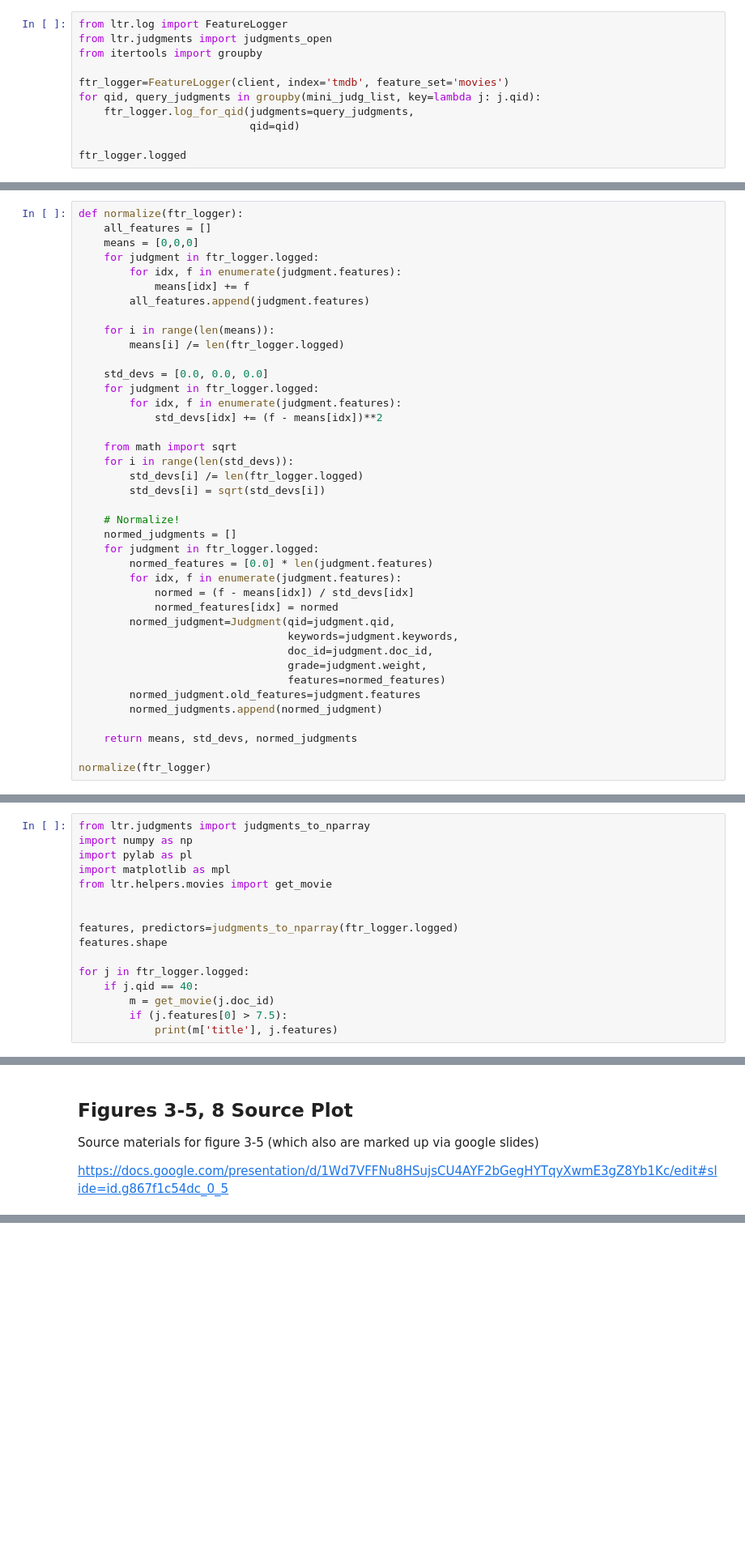
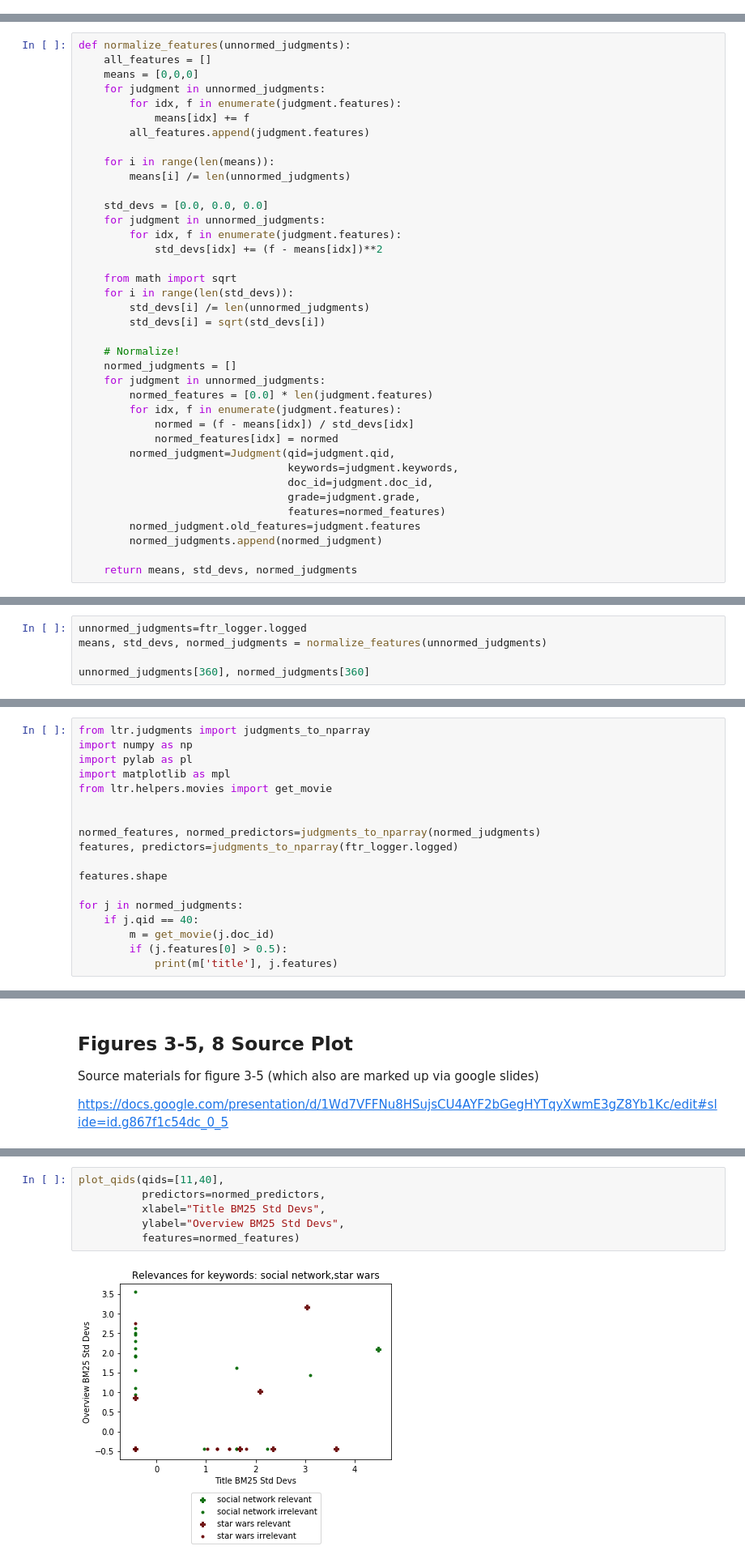
Before and after one commit to ashish-surana/hello-ltr, a Jupyter notebook: notebooks/solr/tmdb/ai-pow-ch-10-2.ipynb, the cells around one changed output, grey strips where cells are left out. Shown: that part at 81% size. Cells and saved outputs as stored; diff of their text form; blank space fills up the shorter version.

```diff
--- a/notebooks/solr/tmdb/ai-pow-ch-10-2.ipynb
+++ b/notebooks/solr/tmdb/ai-pow-ch-10-2.ipynb
@@ -195,14 +195,3 @@ mini_judg_list
  Judgment(grade=0,qid=2,keywords=star wars,doc_id=54138,features=[],weight=1,
  Judgment(grade=0,qid=2,keywords=star wars,doc_id=85783,features=[],weight=1,
  Judgment(grade=0,qid=2,keywords=star wars,doc_id=325553,features=[],weight=1]
-# %%
-from ltr.log import FeatureLogger
-from ltr.judgments import judgments_open
-from itertools import groupby
-
-ftr_logger=FeatureLogger(client, index='tmdb', feature_set='movies')
-for qid, query_judgments in groupby(mini_judg_list, key=lambda j: j.qid):
-    ftr_logger.log_for_qid(judgments=query_judgments,
-                           qid=qid)
-
-ftr_logger.logged
@@ -276,28 +260,28 @@ Discarded 0 Keep 41
 # %%
-def normalize(ftr_logger):
+def normalize_features(unnormed_judgments):
     all_features = []
     means = [0,0,0]
-    for judgment in ftr_logger.logged:
+    for judgment in unnormed_judgments:
         for idx, f in enumerate(judgment.features):
             means[idx] += f
         all_features.append(judgment.features)
 
     for i in range(len(means)):
-        means[i] /= len(ftr_logger.logged)
+        means[i] /= len(unnormed_judgments)
 
     std_devs = [0.0, 0.0, 0.0]
-    for judgment in ftr_logger.logged:
+    for judgment in unnormed_judgments:
         for idx, f in enumerate(judgment.features):
             std_devs[idx] += (f - means[idx])**2
 
     from math import sqrt
     for i in range(len(std_devs)):
-        std_devs[i] /= len(ftr_logger.logged)
+        std_devs[i] /= len(unnormed_judgments)
         std_devs[i] = sqrt(std_devs[i])
 
     # Normalize!
     normed_judgments = []
-    for judgment in ftr_logger.logged:
+    for judgment in unnormed_judgments:
         normed_features = [0.0] * len(judgment.features)
         for idx, f in enumerate(judgment.features):
             normed = (f - means[idx]) / std_devs[idx]
@@ -305,12 +289,10 @@ def normalize(ftr_logger):
         normed_judgment=Judgment(qid=judgment.qid,
                                  keywords=judgment.keywords,
                                  doc_id=judgment.doc_id,
-                                 grade=judgment.weight,
+                                 grade=judgment.grade,
                                  features=normed_features)
         normed_judgment.old_features=judgment.features
         normed_judgments.append(normed_judgment)
 
     return means, std_devs, normed_judgments
-
-normalize(ftr_logger)
 # %% [output]
@@ -333,0 +305,5 @@ normalize(ftr_logger)
+# %%
+unnormed_judgments=ftr_logger.logged
+means, std_devs, normed_judgments = normalize_features(unnormed_judgments)
+
+unnormed_judgments[360], normed_judgments[360]
@@ -343,12 +322,14 @@ import matplotlib as mpl
 from ltr.helpers.movies import get_movie
 
 
+normed_features, normed_predictors=judgments_to_nparray(normed_judgments)
 features, predictors=judgments_to_nparray(ftr_logger.logged)
+
 features.shape
 
-for j in ftr_logger.logged:
+for j in normed_judgments:
     if j.qid == 40:
         m = get_movie(j.doc_id)
-        if (j.features[0] > 7.5):
+        if (j.features[0] > 0.5):
             print(m['title'], j.features)
 # %% [output]
@@ -635,0 +467,8 @@ Pairwise Transform
+# %%
+plot_qids(qids=[11,40],
+          predictors=normed_predictors,
+          xlabel="Title BM25 Std Devs",
+          ylabel="Overview BM25 Std Devs",
+          features=normed_features)
+# %% [output]
+[figure, added]
```
Also changed, not shown: parts of 46 cells of this notebook.
